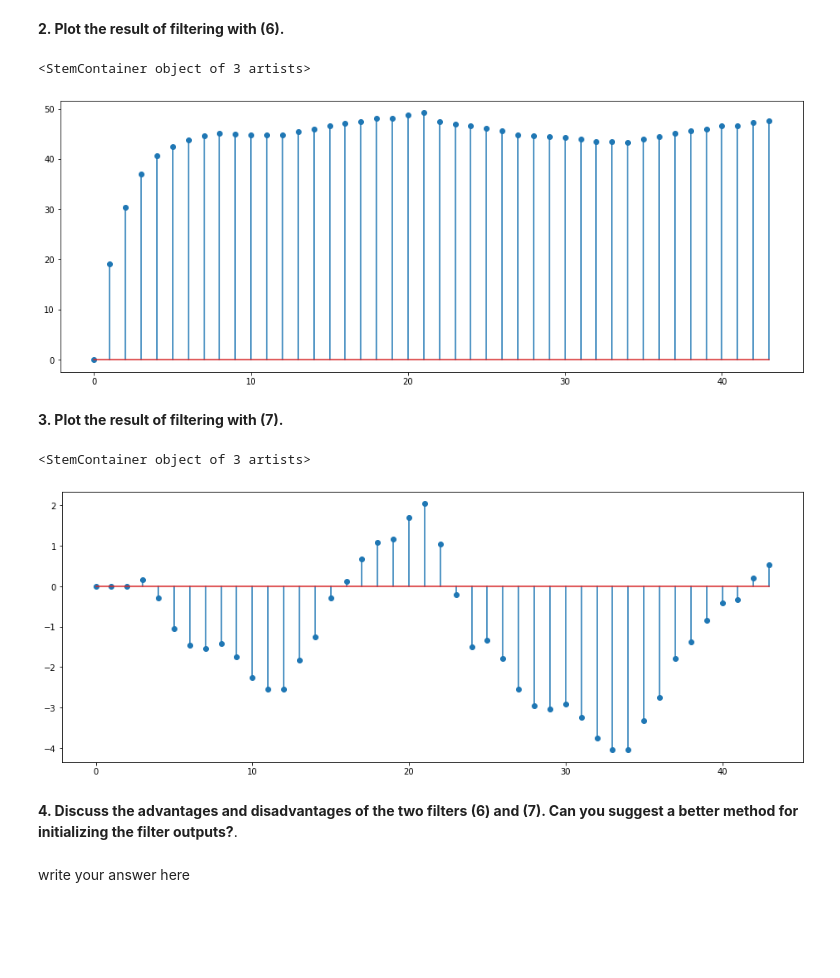
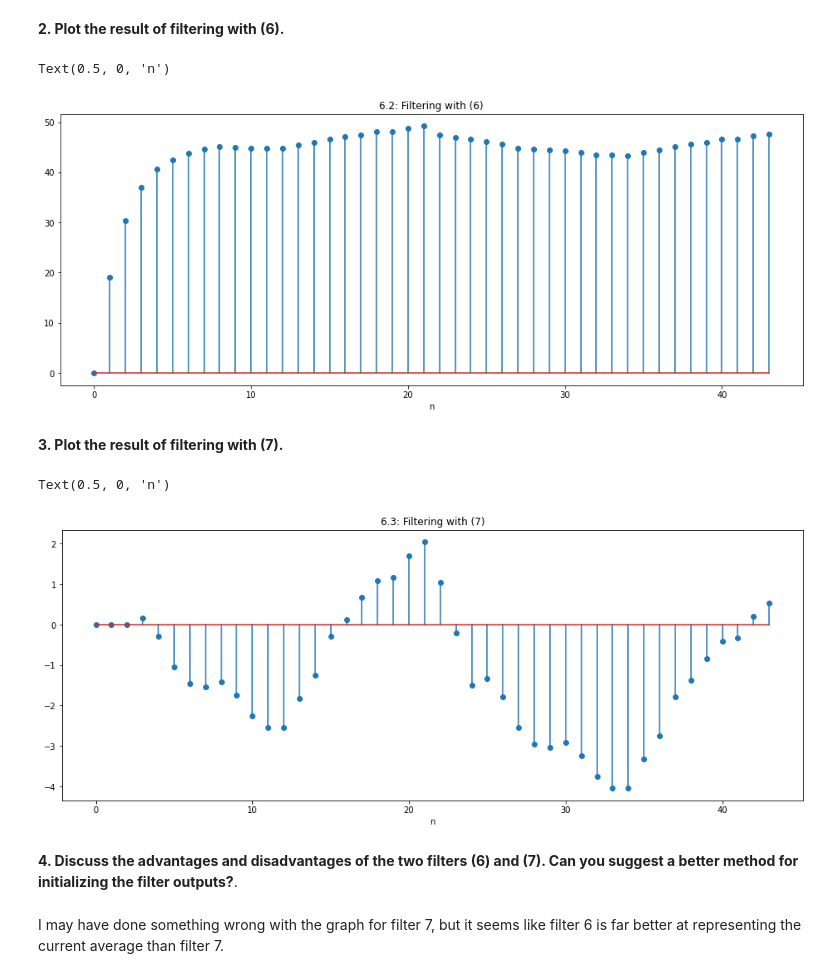
Before and after one commit to JustinWang781/438-Lab02, a Jupyter notebook: lab02_report.ipynb, the cells around one changed output. Drawn from its saved outputs; the diff is of its cells as text; code cells hidden in the pictures; blank space fills up the shorter version.

```diff
--- a/lab02_report.ipynb
+++ b/lab02_report.ipynb
@@ -476,15 +483,17 @@ plt.stem(rate)
 # %%
 # write your code here
 y6 = np.zeros(len(rate))
 y6[0] = 0
 
 for i in range(1, len(y6)):
   y6[i] = 0.6 * y6[i-1] + 0.4 * rate[i]
 
 plt.stem(y6)
+plt.title("6.2: Filtering with (6)")
+plt.xlabel("n")
 # %% [output]
-<StemContainer object of 3 artists>
+Text(0.5, 0, 'n')
-[figure, old version]
+[figure, new version]
 # %% [markdown]
 **3. Plot the result of filtering with (7).**
 # %%
@@ -496,10 +505,12 @@ for i in range(3, len(y7)):
   y7[i] = y7[i-1] + (1.0/3) * (rate[i] - rate[i-3])
 
 plt.stem(y7)
+plt.title("6.3: Filtering with (7)")
+plt.xlabel("n")
 # %% [output]
-<StemContainer object of 3 artists>
+Text(0.5, 0, 'n')
-[figure, old version]
+[figure, new version]
 # %% [markdown]
 **4. Discuss the advantages and disadvantages of the two filters (6) and (7). Can you suggest a better method for initializing the filter outputs?**.
-# %% [markdown]
-write your answer here
+# %% [markdown]
+I may have done something wrong with the graph for filter 7, but it seems like filter 6 is far better at representing the current average than filter 7.
```
Also changed, not shown: parts of 13 cells of this notebook.
